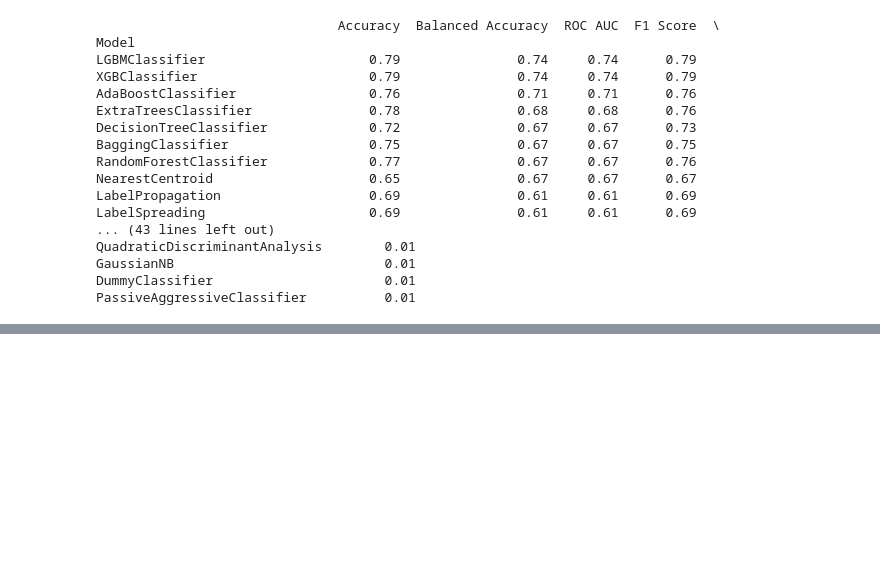
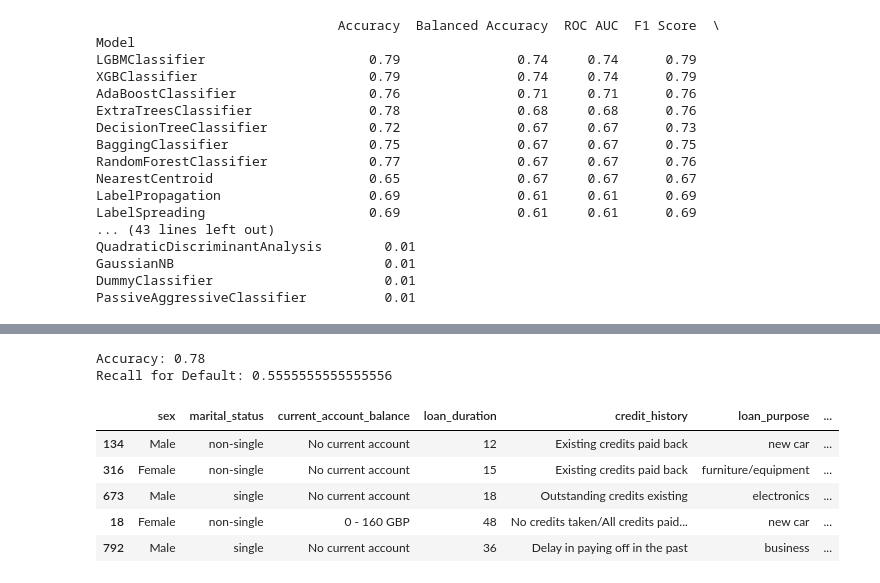
Before and after one commit to b-quantathon/qa-quantathon, a Jupyter notebook: notebooks/DataAnalysis.ipynb, the cells around one changed output, grey strips where cells are left out. Cells and saved outputs as stored; diff of their text form; code cells hidden in the pictures; blank space fills up the shorter version.

```diff
--- a/notebooks/DataAnalysis.ipynb
+++ b/notebooks/DataAnalysis.ipynb
@@ -257,0 +384,25 @@ PassiveAggressiveClassifier          0.01
+# %%
+predicted_labels = best_xgb_classifier.predict(X_test_processed)
+
+# Calculate accuracy
+accuracy = accuracy_score(y_test, predicted_labels)
+
+# Calculate recall for class 2 (assuming class 2 is the positive class)
+recall_class_2 = recall_score(y_test, predicted_labels, pos_label=1)
+
+# Print the accuracy and recall
+print("Accuracy:", accuracy)
+print("Recall for Default:", recall_class_2)
+# %% [output]
+Accuracy: 0.78
+Recall for Default: 0.5555555555555556
+# %%
+X_test_copy = X_test.copy()
+X_test_copy.head()
+# %% [output]
+|  | sex | marital_status | current_account_balance | loan_duration | credit_history | loan_purpose | ... |
+| 134 | Male | non-single | No current account | 12 | Existing credits paid back | new car | ... |
+| 316 | Female | non-single | No current account | 15 | Existing credits paid back | furniture/equipment | ... |
+| 673 | Male | single | No current account | 18 | Outstanding credits existing | electronics | ... |
+| 18 | Female | non-single | 0 - 160 GBP | 48 | No credits taken/All credits paid... | new car | ... |
+| 792 | Male | single | No current account | 36 | Delay in paying off in the past | business | ... |
```
Also changed, not shown: parts of 17 cells of this notebook.
